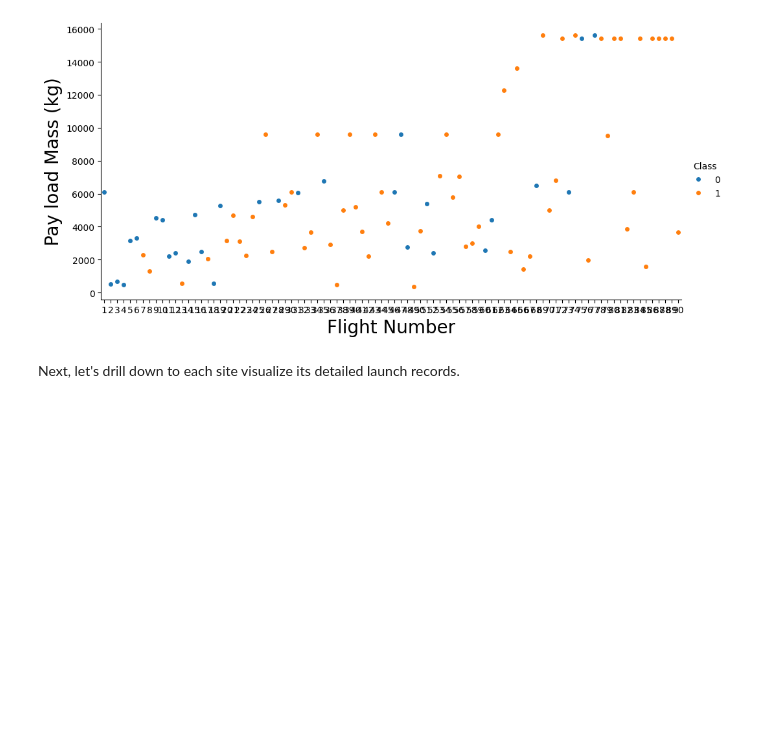
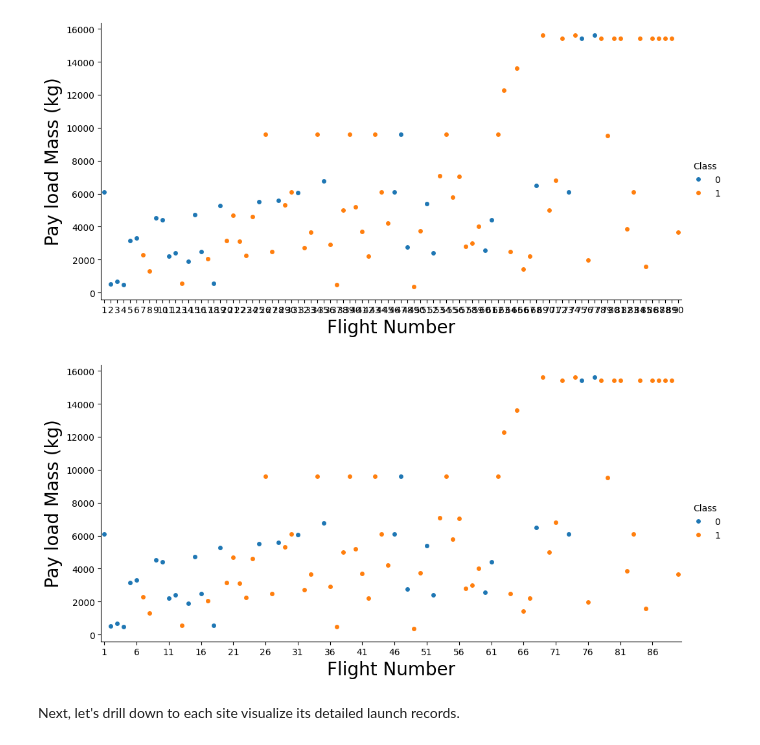
Before and after one commit to iacisme/Spacex-EDX-Capstone-, a Jupyter notebook: notebooks/05_jupyter-labs-eda-dataviz-v2.ipynb, the cells around one changed output. Saved outputs shown, nothing was run; the diff lists cells and outputs as text; code cells hidden in the pictures; blank space fills up the shorter version.

```diff
--- a/notebooks/05_jupyter-labs-eda-dataviz-v2.ipynb
+++ b/notebooks/05_jupyter-labs-eda-dataviz-v2.ipynb
@@ -95,6 +97,43 @@ plt.ylabel(
 plt.show()
 # %% [output]
 [figure]
+# %%
+# Create the catplot
+g = sns.catplot(
+    x = "FlightNumber",
+    y = "PayloadMass",
+    hue = "Class",
+    data = df,
+    aspect = 2,
+)
+
+# Axis labels
+g.set_axis_labels("Flight Number", "Payload Mass (kg)")
+g.set_titles("")  # optional: removes facet title if present
+
+# Get the first (and only) axes
+ax = g.axes[0, 0]
+
+# Get current ticks and labels
+ticks = ax.get_xticks()
+labels = ax.get_xticklabels()
+
+# Show every 5th tick
+ax.set_xticks(ticks[::5])
+ax.set_xticklabels(labels[::5], rotation=0)
+
+plt.xlabel(
+    "Flight Number",
+    fontsize = 20
+)
+plt.ylabel(
+    "Pay load Mass (kg)",
+    fontsize = 20
+)
+
+plt.show()
+# %% [output]
+[figure, added]
 # %% [markdown]
 Next, let's drill down to each site visualize its detailed launch records.
 # %% [markdown]
```
Also changed, not shown: parts of 13 cells of this notebook, 57 other files.
